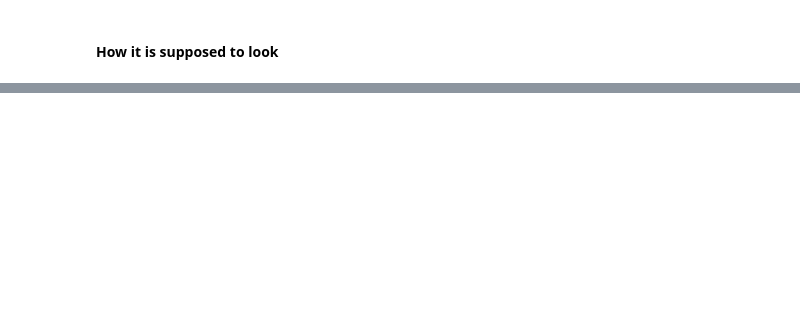
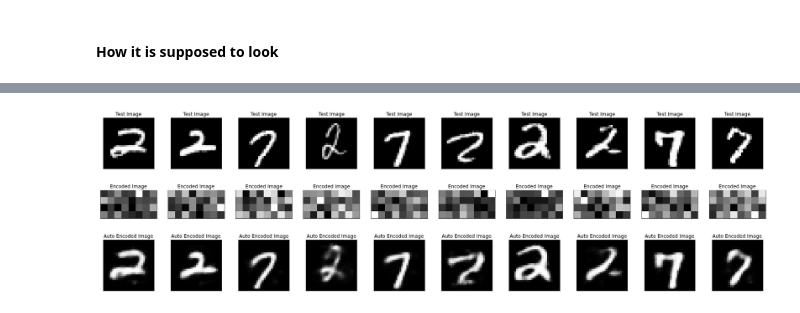
Before and after one commit to Siponek/Machine-Learning_-NeuralNetwork, a Jupyter notebook: Task2.ipynb, the cells around one changed output, grey strips where cells are left out. Saved outputs shown, nothing was run; the diff lists cells and outputs as text; code cells hidden in the pictures; blank space fills up the shorter version.

Commit message:
Creating Functions, cleaning up the code

```diff
--- a/Task2.ipynb
+++ b/Task2.ipynb
@@ -21,17 +59,3 @@ plt.imshow(xTrain[0], cmap='gray')
 # %% [output]
 <matplotlib.image.AxesImage at 0x...>
 [figure]
-# %%
-print(xTrain.shape)
-print(xTrain[0].shape)
-# TODO Problem, the data has 28*28 inputs? Must optimize the data
-preview = xTrain[0][:8]
-np.set_printoptions( linewidth=784)
-print(preview)
-#* The data normalization for better processing for neural network
-print(xTrain.dtype)
-
-xTrain = xTrain.reshape((len(xTrain), np.prod(xTrain.shape[1:])))
-xTest = xTest.reshape((len(xTest), np.prod(xTest.shape[1:])))
-xTrain =  xTrain.astype('float32') / (255)
-xTest = xTest.astype('float32') / (255)
@@ -124,12 +227,0 @@ _________________________________________________________________
-# %%
-# autoencoder = keras.Model(encoderInput, decoderOutput, name='autoencoder')
-autoencoder.compile(optimizer=opt, loss='mse')
-
-#* The fit function is used to go from 784 to 64 atributres
-#* If I can get the encoder to work, I can use the decoder to get the original image - thus proving that the encoder is working
-#* Rather than feeding the encoder with the original image, it is possible feed it with the encoded image(that still has the same meaning)
-
-# autoencoder.fit(xTrain, xTrain, epochs=10, batch_size=128,validation_split= 0.1 , validation_data=(xTest, xTest))
-autoencoder.fit(xTrain, xTrain, epochs=10, batch_size=32,validation_split= 0.1, callbacks=[es], shuffle=True)
-# autoencoder.fit(xTrain, xTrain, epochs=10, batch_size=128,validation_split= 0.1)
-# autoencoder.fit(xTrain, xTrain, epochs=3, batch_size=128,validation_split= 0.1)
@@ -237,0 +252,4 @@ plt.show()
+# %%
+(xTrainSet27, yTrainSet27), (xTestSet27,yTestSet27) = makeClassSet(xTrainSet=xTrain, yTrainSet=yTrain, xTestClass=xTest, yTestClass=yTest, firstclassNumber=2, secondclassNumber=7)
+# %%
+encoded_imgs, decoded_imgs, autoencoded_imgs = fitTheModel(xTrainSet27, yTrainSet27, xTestSet27, yTestSet27)
@@ -237,0 +292,4 @@ plt.show()
+# %%
+plotTheResults(xTest=xTestSet27,  encoded_imgs=encoded_imgs, autoencoded_imgs=autoencoded_imgs)
+# %% [output]
+[figure, added]
```
Also changed, not shown: parts of 20 cells of this notebook, 2 other files.
